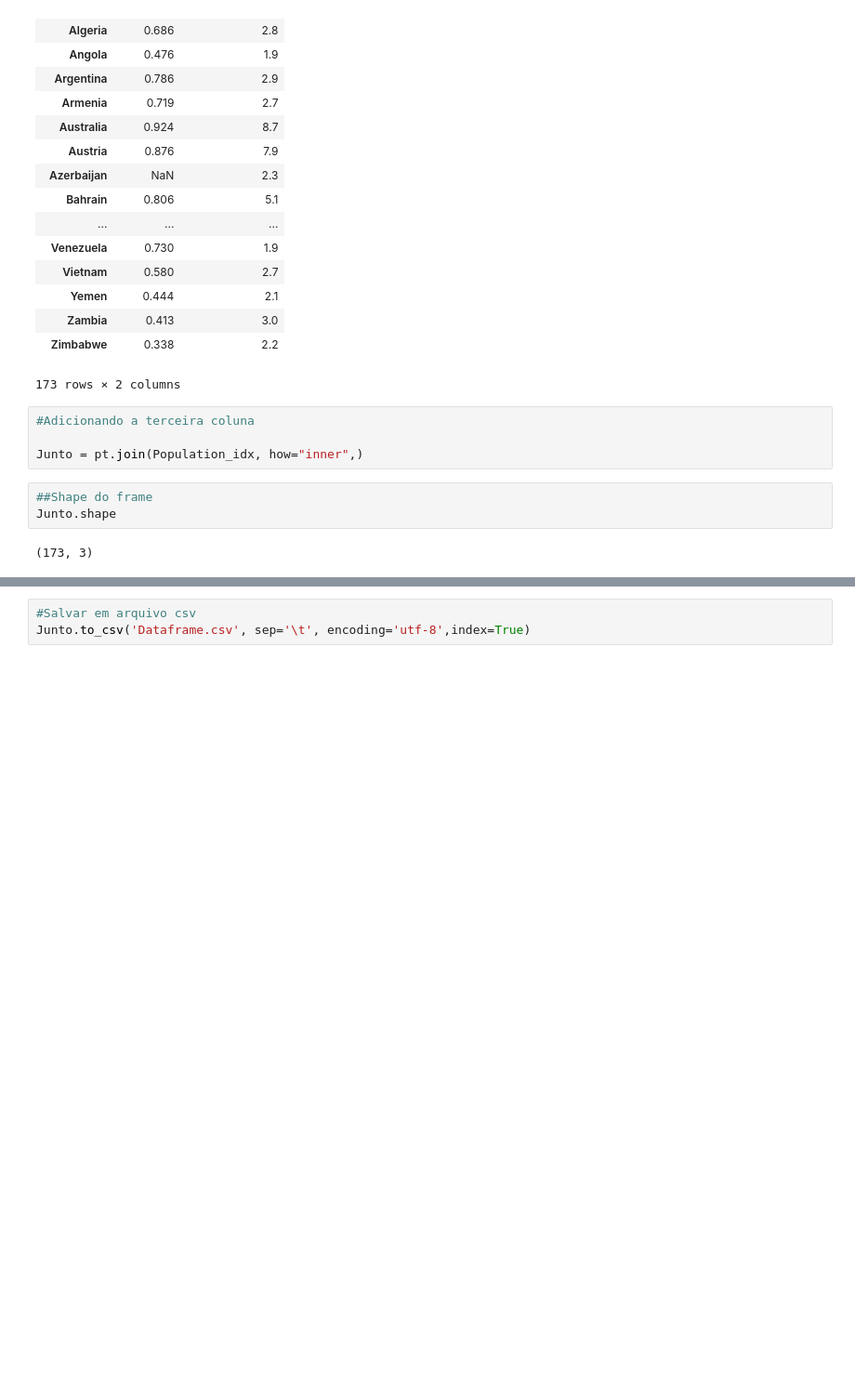
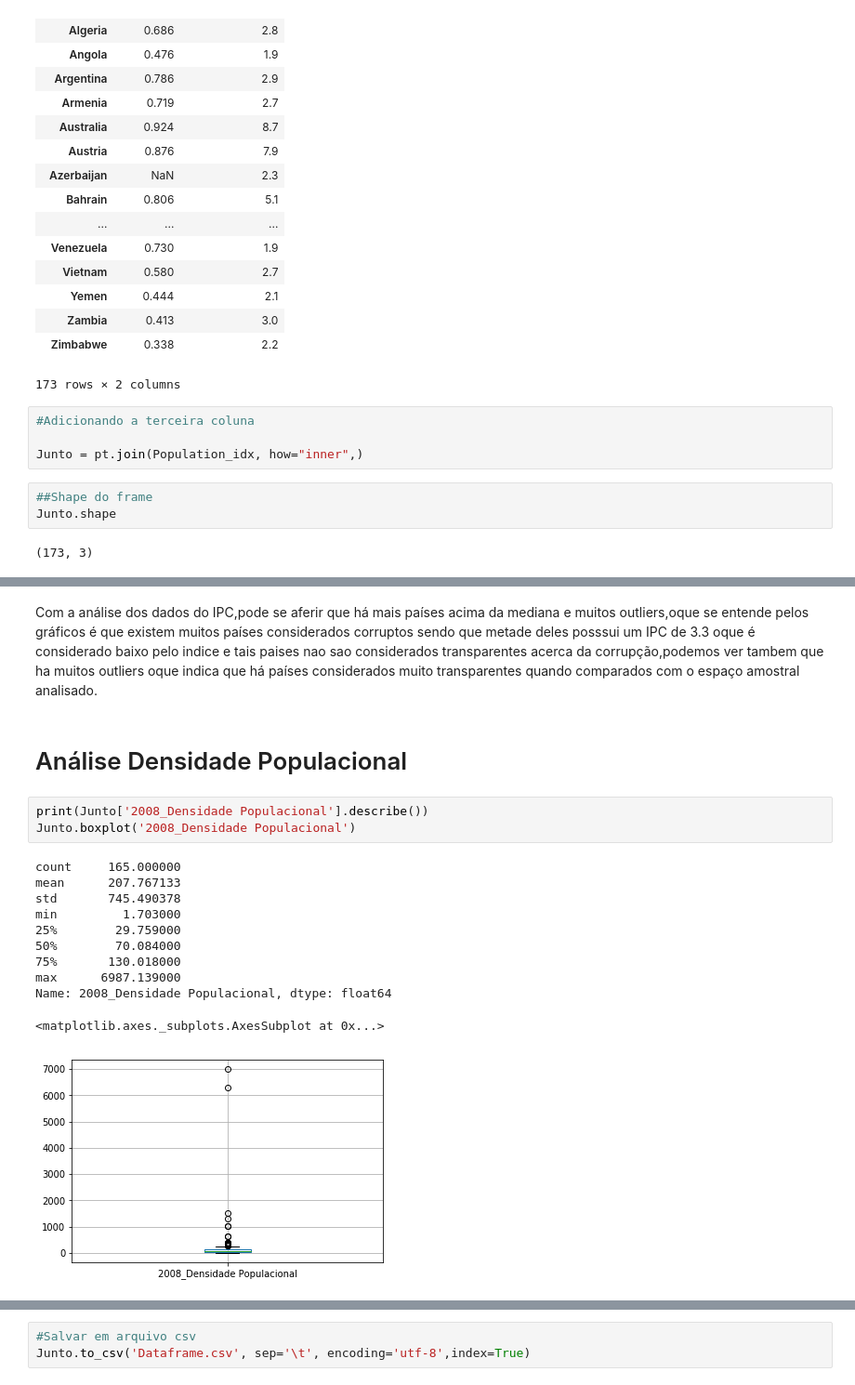
Before and after one commit to Ptchavarelli/Projeto-1-Ci-ncia-dos-Dados, a Jupyter notebook: Projeto 1 Paulo Chavarelli.ipynb, the cells around one changed output, grey strips where cells are left out. Shown at 93% size. Saved outputs shown, nothing was run; the diff lists cells and outputs as text; blank space fills up the shorter version.

Commit message:
Add files via upload
Projeto entregue por meio de upload direto do git e nao pelo promt

```diff
--- a/Projeto 1 Paulo Chavarelli.ipynb
+++ b/Projeto 1 Paulo Chavarelli.ipynb
@@ -115,0 +138,19 @@ plt.show
+# %% [markdown]
+Com a análise dos dados do IPC,pode se aferir que há mais países acima da mediana e muitos outliers,oque se entende pelos gráficos é que existem muitos países considerados corruptos sendo que metade deles posssui um IPC de 3.3 oque é considerado baixo pelo indice e tais paises nao sao considerados transparentes acerca da corrupção,podemos ver tambem que ha muitos outliers oque indica que há países considerados muito transparentes quando comparados com o espaço amostral analisado.
+# %% [markdown]
+# Análise Densidade Populacional
+# %%
+print(Junto['2008_Densidade Populacional'].describe())
+Junto.boxplot('2008_Densidade Populacional')
+# %% [output]
+count     165.000000
+mean      207.767133
+std       745.490378
+min         1.703000
+25%        29.759000
+50%        70.084000
+75%       130.018000
+max      6987.139000
+Name: 2008_Densidade Populacional, dtype: float64
+<matplotlib.axes._subplots.AxesSubplot at 0x...>
+[figure, added]
```
Also changed, not shown: parts of 46 cells of this notebook, 9 other files.
